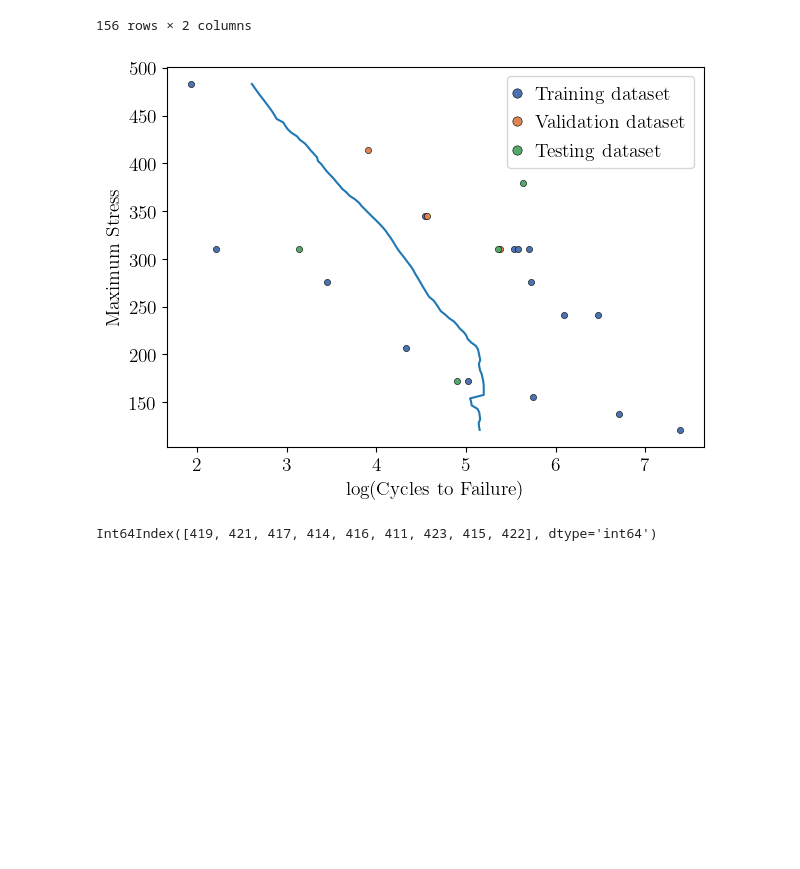
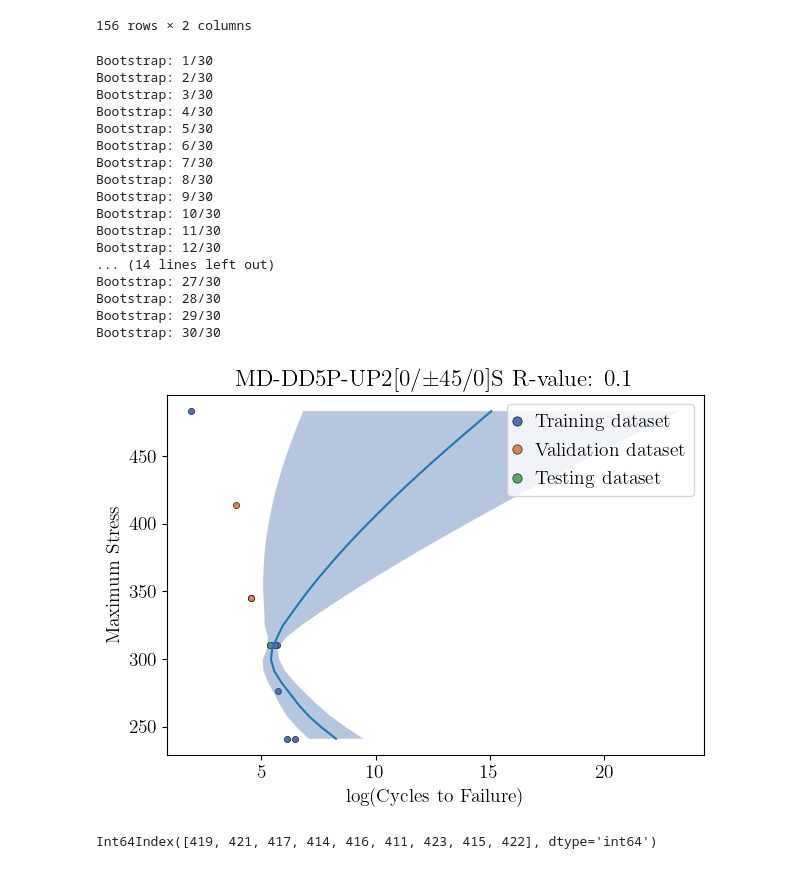
Before and after one commit to Luwen-Zhang/SNEnsemble, a Jupyter notebook: notebooks/main.ipynb, the cells around one changed output. Drawn from its saved outputs; the diff is of its cells as text; code cells hidden in the pictures; blank space fills up the shorter version.

```diff
--- a/notebooks/main.ipynb
+++ b/notebooks/main.ipynb
@@ -30,9 +30,26 @@ trainer.get_material_code(unique=True)
 | 155 | UNI-UNI25A-VE2[0]4 | 2 |
 156 rows × 2 columns
 # %%
-trainer.plot_S_N(s_col='Maximum Stress', n_col='log(Cycles to Failure)', m_code='MD-DD5P-UP2[0/±45/0]S')
+trainer.plot_S_N(s_col='Maximum Stress', n_col='log(Cycles to Failure)', r_col='Minimum/Maximum Stress', m_code='MD-DD5P-UP2[0/±45/0]S', n_bootstrap=30, r_value=0.1, load_dir='tension')
 # %% [output]
+Bootstrap: 1/30
+Bootstrap: 2/30
+Bootstrap: 3/30
+Bootstrap: 4/30
+Bootstrap: 5/30
+Bootstrap: 6/30
+Bootstrap: 7/30
+Bootstrap: 8/30
+Bootstrap: 9/30
+Bootstrap: 10/30
+Bootstrap: 11/30
+Bootstrap: 12/30
+... (14 lines left out)
+Bootstrap: 27/30
+Bootstrap: 28/30
+Bootstrap: 29/30
+Bootstrap: 30/30
-[figure, old version]
+[figure, new version]
 # %%
 trainer._select_by_material_code(code='Biax-CH2-UP2[(±45/0/±45)]S', partition='train')
 # %% [output]
```
Also changed, not shown: parts of 2 cells of this notebook, 2 other files.
